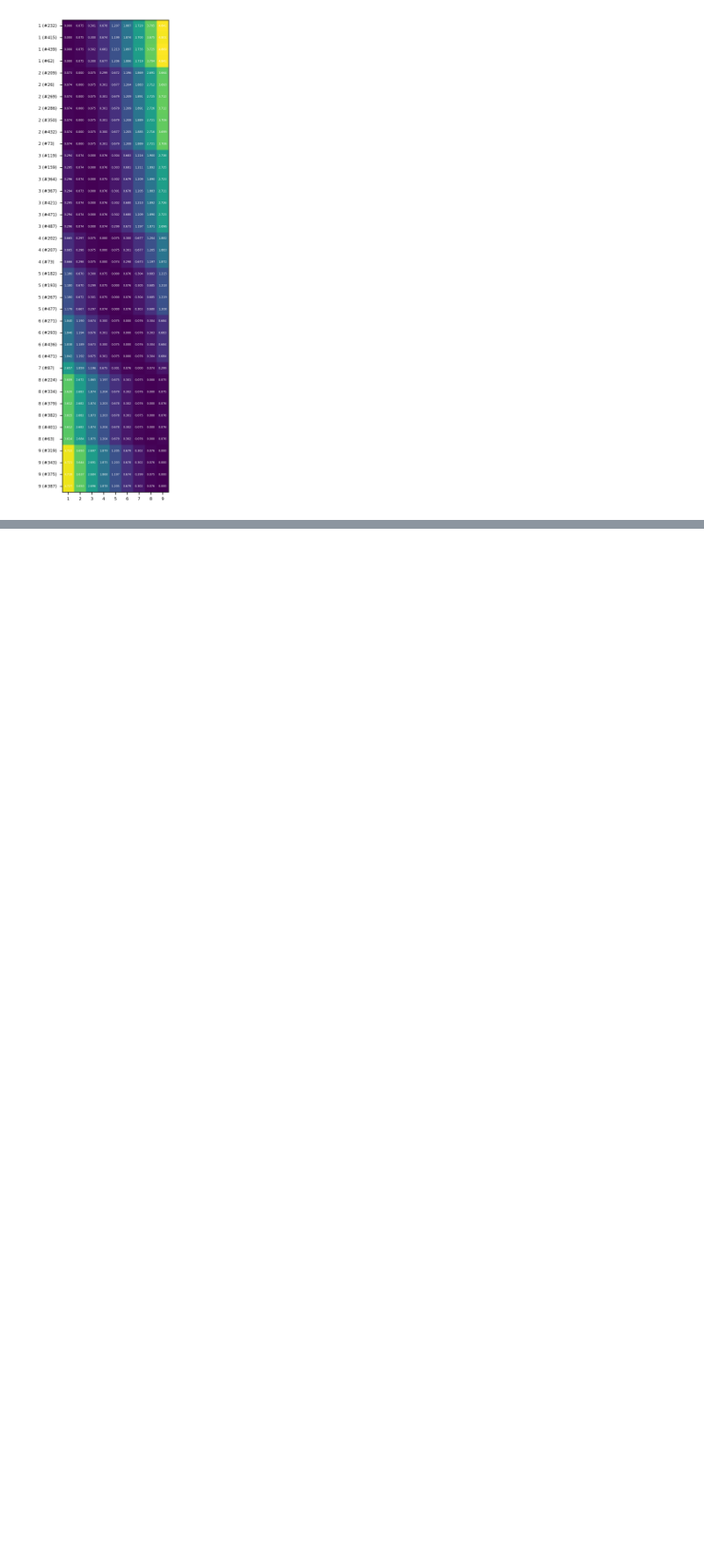
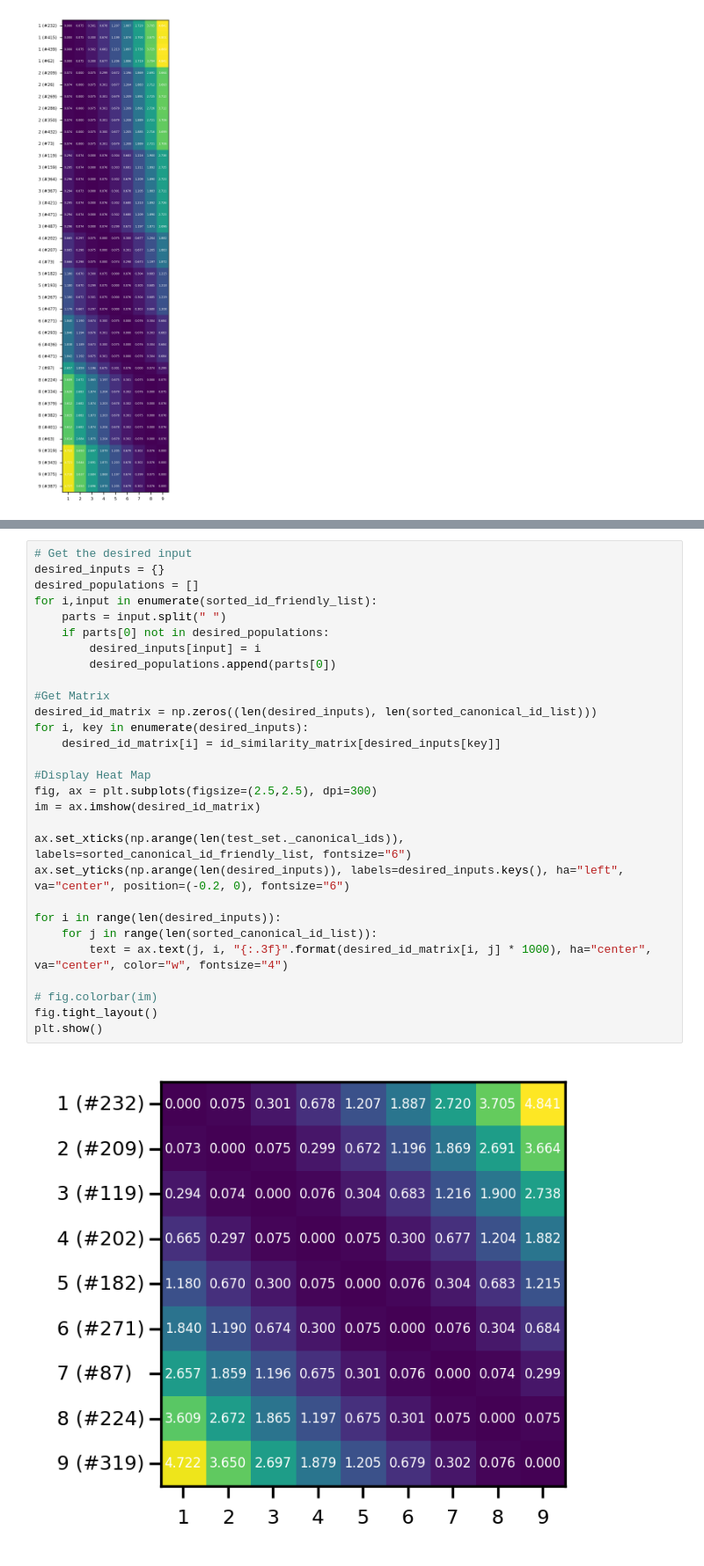
Before and after one commit to dsbrennan/imac-2023-gmn, a Jupyter notebook: graph_matching_networks_canonical _attributes.ipynb, the cells around one changed output, grey strips where cells are left out. Shown at 88% size. Saved outputs shown, nothing was run; the diff lists cells and outputs as text; blank space fills up the shorter version.

Commit message:
Add additional simplied heatmap
Added a simplified heatmap showing only the first graph in each span on
the y axis.

```diff
--- a/graph_matching_networks_canonical _attributes.ipynb
+++ b/graph_matching_networks_canonical _attributes.ipynb
@@ -2311,0 +2315,31 @@ plt.show()
+# %%
+# Get the desired input
+desired_inputs = {}
+desired_populations = []
+for i,input in enumerate(sorted_id_friendly_list):
+    parts = input.split(" ")
+    if parts[0] not in desired_populations:
+        desired_inputs[input] = i
+        desired_populations.append(parts[0])
+
+#Get Matrix
+desired_id_matrix = np.zeros((len(desired_inputs), len(sorted_canonical_id_list)))
+for i, key in enumerate(desired_inputs):
+    desired_id_matrix[i] = id_similarity_matrix[desired_inputs[key]]
+
+#Display Heat Map
+fig, ax = plt.subplots(figsize=(2.5,2.5), dpi=300)
+im = ax.imshow(desired_id_matrix)
+
+ax.set_xticks(np.arange(len(test_set._canonical_ids)), labels=sorted_canonical_id_friendly_list, fontsize="6")
+ax.set_yticks(np.arange(len(desired_inputs)), labels=desired_inputs.keys(), ha="left", va="center", position=(-0.2, 0), fontsize="6")
+
+for i in range(len(desired_inputs)):
+    for j in range(len(sorted_canonical_id_list)):
+        text = ax.text(j, i, "{:.3f}".format(desired_id_matrix[i, j] * 1000), ha="center", va="center", color="w", fontsize="4")
+
+# fig.colorbar(im)
+fig.tight_layout()
+plt.show()
+# %% [output]
+[figure, added]
```
Also changed, not shown: parts of 4 cells of this notebook.
